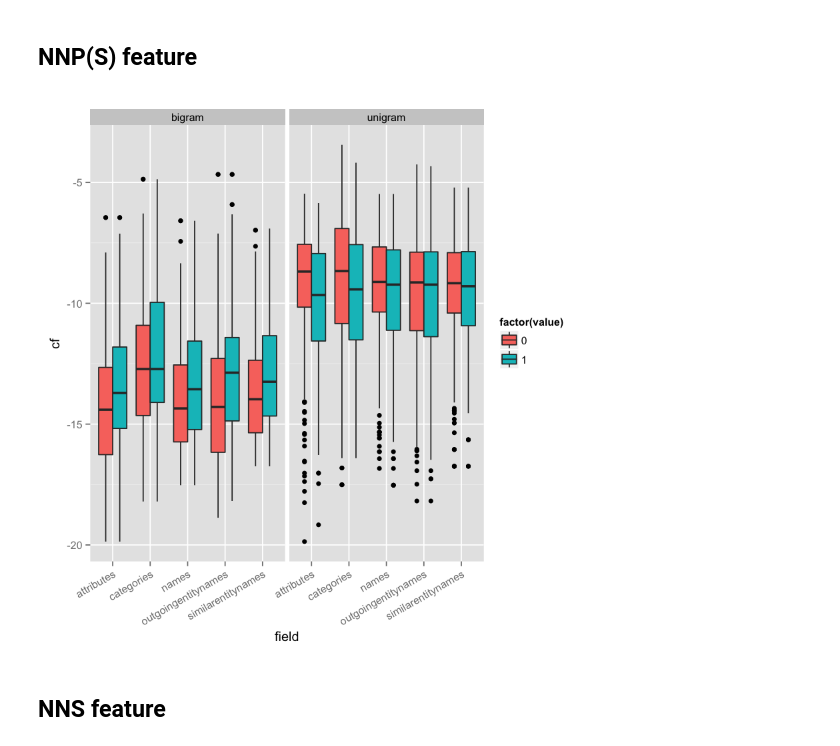
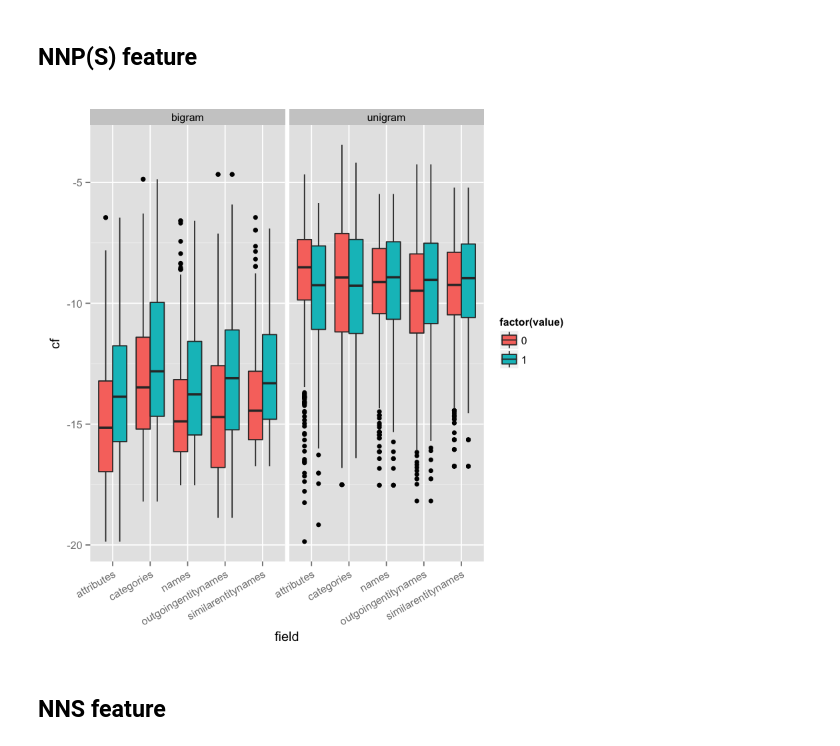
Before and after one commit to teanalab/pfsdm, a Jupyter notebook: reports/report-1.ipynb, the cells around one changed output. Saved outputs shown, nothing was run; the diff lists cells and outputs as text; code cells hidden in the pictures.

Commit message:
plots for paper

```diff
--- a/reports/report-1.ipynb
+++ b/reports/report-1.ipynb
@@ -70,17 +70,14 @@ cf <- read.table("..//output//cf.tsv", header = TRUE, sep = "\t") # edu.wayne.pf
 is.na(cf) <- sapply(cf, is.infinite)
 cf <- unique(cf)
 cf.wide <- spread(cf, featurename, featurevalue)
-
-merged.cf <- merge(cf.wide, concept.types, by = c("qid", "gram"))
-filtered.cf <- filter(merged.cf, type != "", type != "unsure", type != "none")
 # %% [markdown]
 ## NNP(S) feature
 # %%
-merged.nnp <- merge(filtered.cf, nnp)
-ggplot(na.omit(merged.nnp[,c("cf", "field", "type", "ngramtype", "value")]), aes(y = cf, x = field, fill=factor(value))) +
+merged.nnp <- merge(cf.wide, nnp)
+ggplot(na.omit(merged.nnp), aes(y = cf, x = field, fill=factor(value))) +
   geom_boxplot() + facet_wrap(~ngramtype) + theme(axis.text.x=element_text(angle=30,hjust=1))
 # %% [output]
-[figure, old version]
+[figure, new version]
 # %% [markdown]
 ## NNS feature
 # %%
```
Also changed, not shown: 9 other files.
